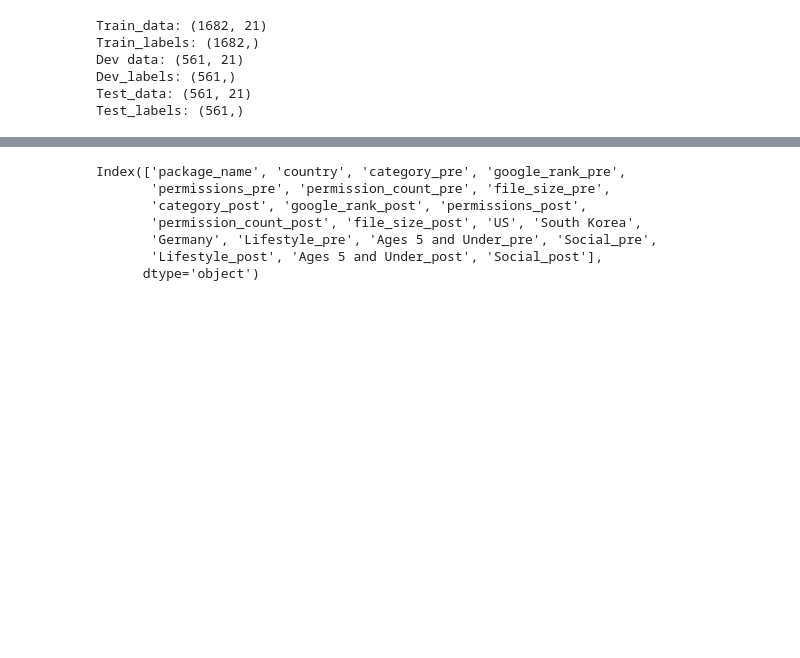
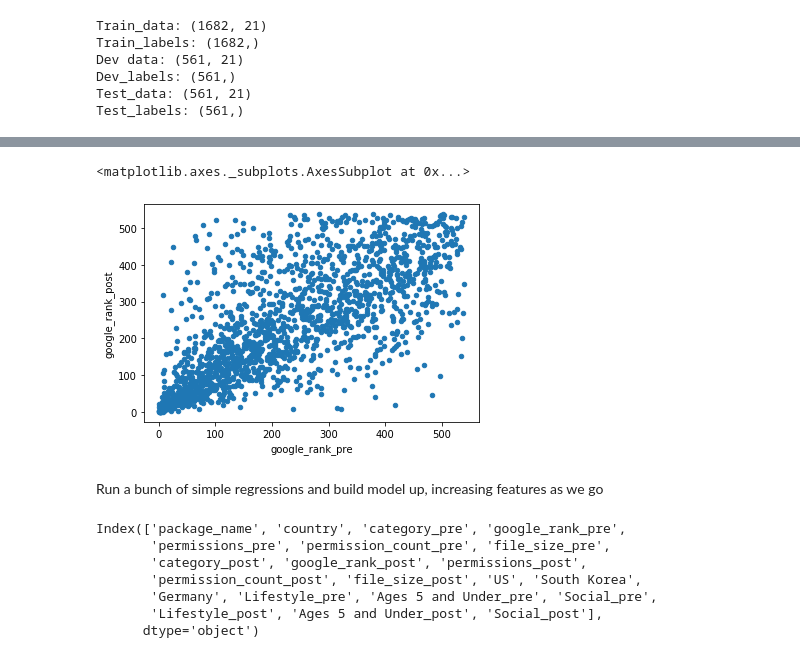
Before and after one commit to JBPelzner/w207_Final, a Jupyter notebook: gdpr-chelsea_12.2.ipynb, the cells around one changed output, grey strips where cells are left out. Drawn from its saved outputs; the diff is of its cells as text; code cells hidden in the pictures; blank space fills up the shorter version.

```diff
--- a/gdpr-chelsea_12.2.ipynb
+++ b/gdpr-chelsea_12.2.ipynb
@@ -397,3 +419,11 @@ Test_labels: (561,)
+# %%
+
+train_data.plot(x='google_rank_pre', y= 'google_rank_post', kind='scatter')
+# %% [output]
+<matplotlib.axes._subplots.AxesSubplot at 0x...>
+[figure, added]
+# %% [markdown]
+Run a bunch of simple regressions and build model up, increasing features as we go
 # %%
 gdpr_merge.columns
 # %% [output]
```
Also changed, not shown: parts of 2 cells of this notebook, 1 other file.
